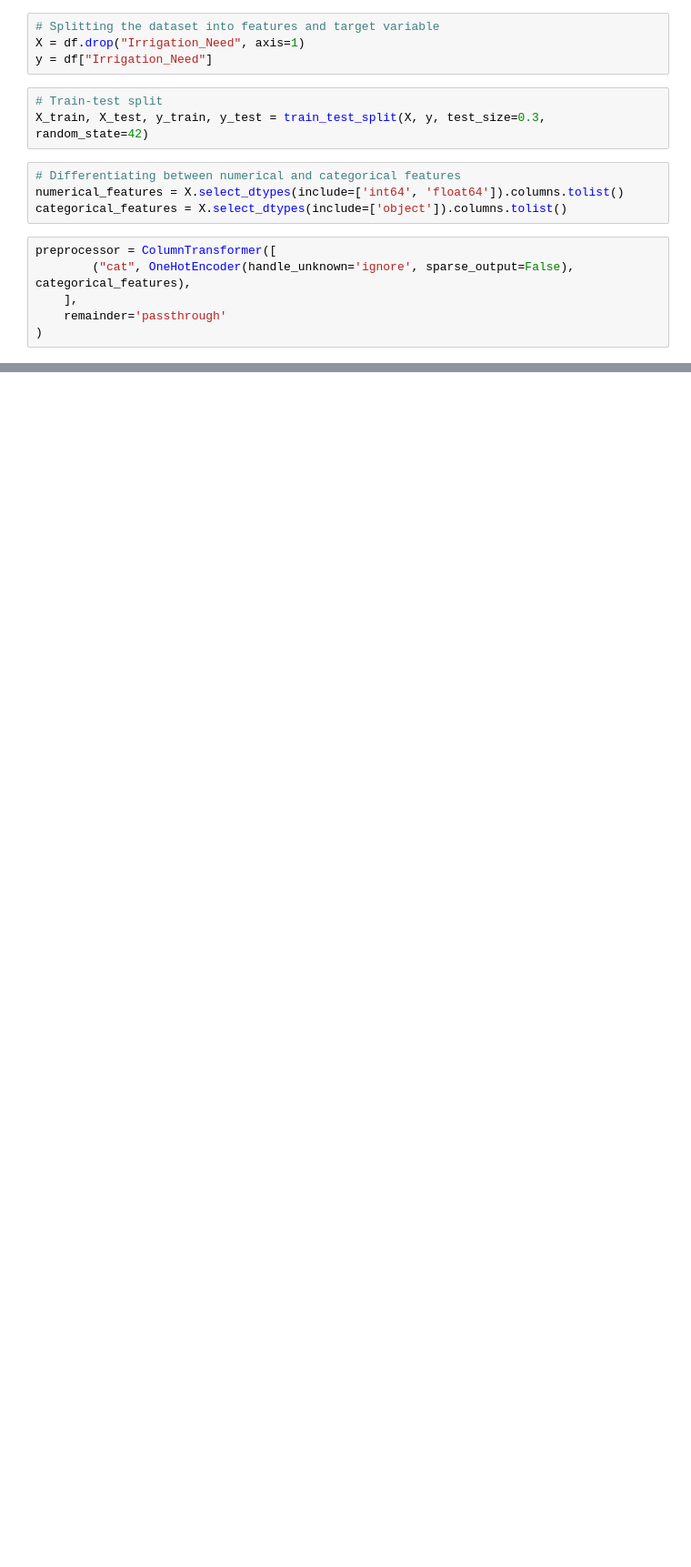
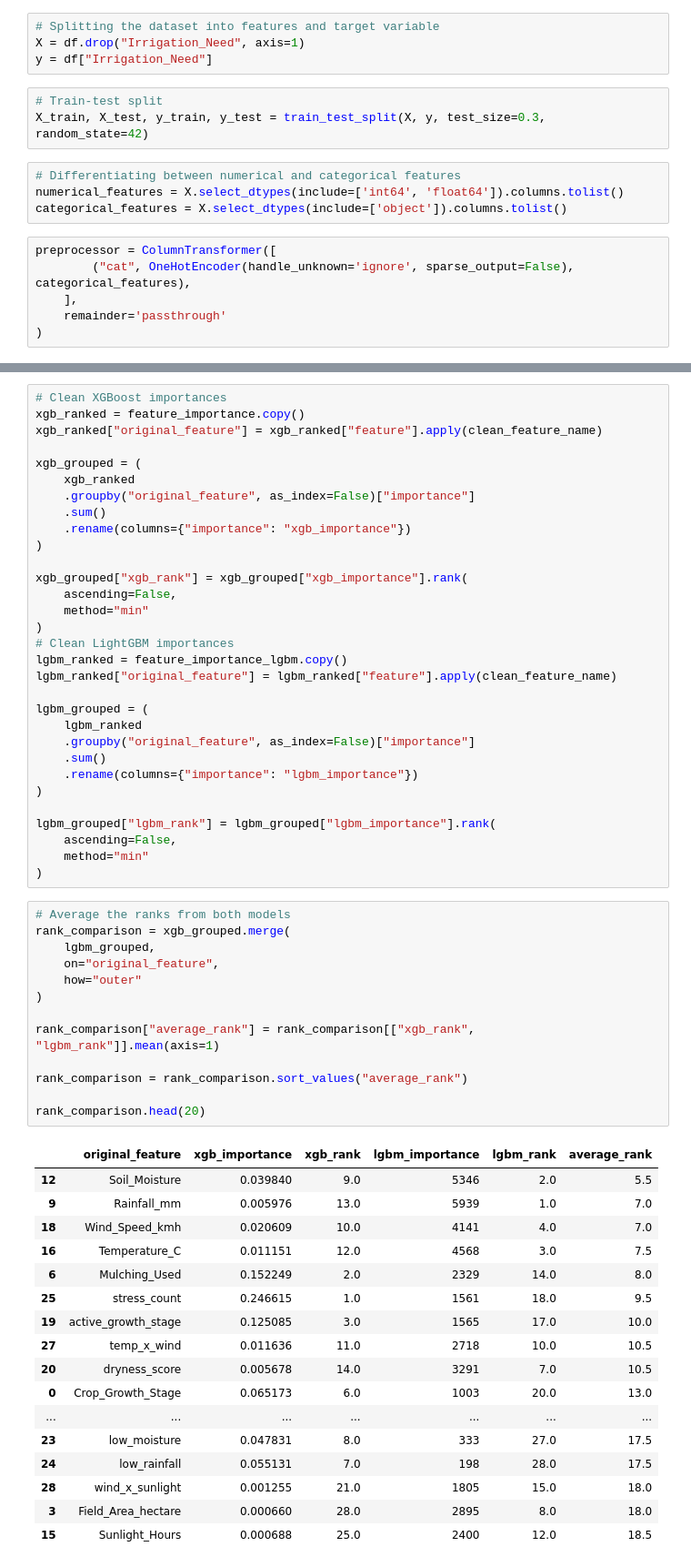
Before and after one commit to swaldron12/gsb545, a Jupyter notebook: Kaggle Competition/Feature-Engineering.ipynb, the cells around one changed output, grey strips where cells are left out. Shown at 91% size. Saved outputs shown, nothing was run; the diff lists cells and outputs as text; blank space fills up the shorter version.

```diff
--- a/Kaggle Competition/Feature-Engineering.ipynb
+++ b/Kaggle Competition/Feature-Engineering.ipynb
@@ -87,0 +241,62 @@ best_xgb = grid_search.best_estimator_
+# %%
+# Clean XGBoost importances
+xgb_ranked = feature_importance.copy()
+xgb_ranked["original_feature"] = xgb_ranked["feature"].apply(clean_feature_name)
+
+xgb_grouped = (
+    xgb_ranked
+    .groupby("original_feature", as_index=False)["importance"]
+    .sum()
+    .rename(columns={"importance": "xgb_importance"})
+)
+
+xgb_grouped["xgb_rank"] = xgb_grouped["xgb_importance"].rank(
+    ascending=False,
+    method="min"
+)
+# Clean LightGBM importances
+lgbm_ranked = feature_importance_lgbm.copy()
+lgbm_ranked["original_feature"] = lgbm_ranked["feature"].apply(clean_feature_name)
+
+lgbm_grouped = (
+    lgbm_ranked
+    .groupby("original_feature", as_index=False)["importance"]
+    .sum()
+    .rename(columns={"importance": "lgbm_importance"})
+)
+
+lgbm_grouped["lgbm_rank"] = lgbm_grouped["lgbm_importance"].rank(
+    ascending=False,
+    method="min"
+)
+# %%
+# Average the ranks from both models
+rank_comparison = xgb_grouped.merge(
+    lgbm_grouped,
+    on="original_feature",
+    how="outer"
+)
+
+rank_comparison["average_rank"] = rank_comparison[["xgb_rank", "lgbm_rank"]].mean(axis=1)
+
+rank_comparison = rank_comparison.sort_values("average_rank")
+
+rank_comparison.head(20)
+# %% [output]
+|  | original_feature | xgb_importance | xgb_rank | lgbm_importance | lgbm_rank | average_rank |
+| 12 | Soil_Moisture | 0.039840 | 9.0 | 5346 | 2.0 | 5.5 |
+| 9 | Rainfall_mm | 0.005976 | 13.0 | 5939 | 1.0 | 7.0 |
+| 18 | Wind_Speed_kmh | 0.020609 | 10.0 | 4141 | 4.0 | 7.0 |
+| 16 | Temperature_C | 0.011151 | 12.0 | 4568 | 3.0 | 7.5 |
+| 6 | Mulching_Used | 0.152249 | 2.0 | 2329 | 14.0 | 8.0 |
+| 25 | stress_count | 0.246615 | 1.0 | 1561 | 18.0 | 9.5 |
+| 19 | active_growth_stage | 0.125085 | 3.0 | 1565 | 17.0 | 10.0 |
+| 27 | temp_x_wind | 0.011636 | 11.0 | 2718 | 10.0 | 10.5 |
+| 20 | dryness_score | 0.005678 | 14.0 | 3291 | 7.0 | 10.5 |
+| 0 | Crop_Growth_Stage | 0.065173 | 6.0 | 1003 | 20.0 | 13.0 |
+| ... | ... | ... | ... | ... | ... | ... |
+| 23 | low_moisture | 0.047831 | 8.0 | 333 | 27.0 | 17.5 |
+| 24 | low_rainfall | 0.055131 | 7.0 | 198 | 28.0 | 17.5 |
+| 28 | wind_x_sunlight | 0.001255 | 21.0 | 1805 | 15.0 | 18.0 |
+| 3 | Field_Area_hectare | 0.000660 | 28.0 | 2895 | 8.0 | 18.0 |
+| 15 | Sunlight_Hours | 0.000688 | 25.0 | 2400 | 12.0 | 18.5 |
```
Also changed, not shown: parts of 20 cells of this notebook, 2 other files.
